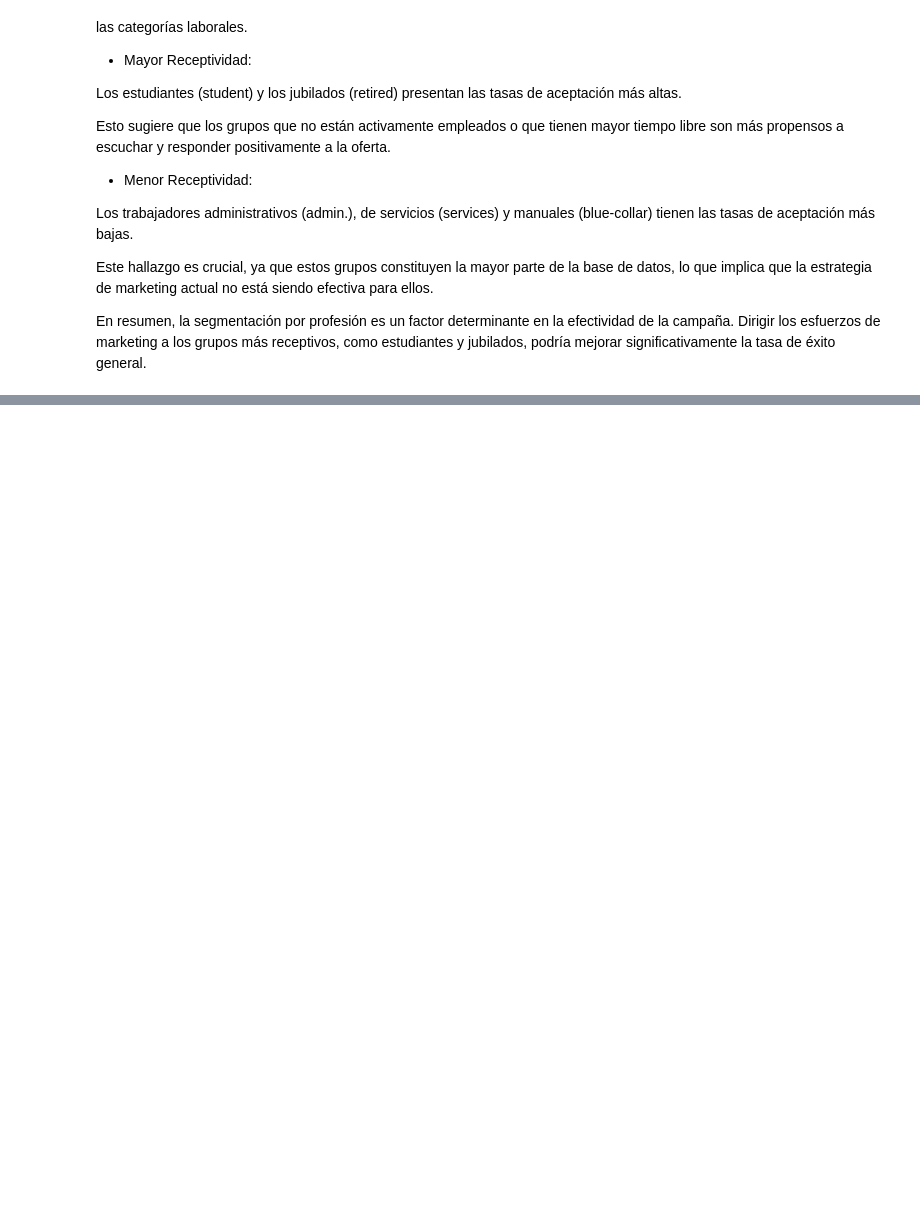
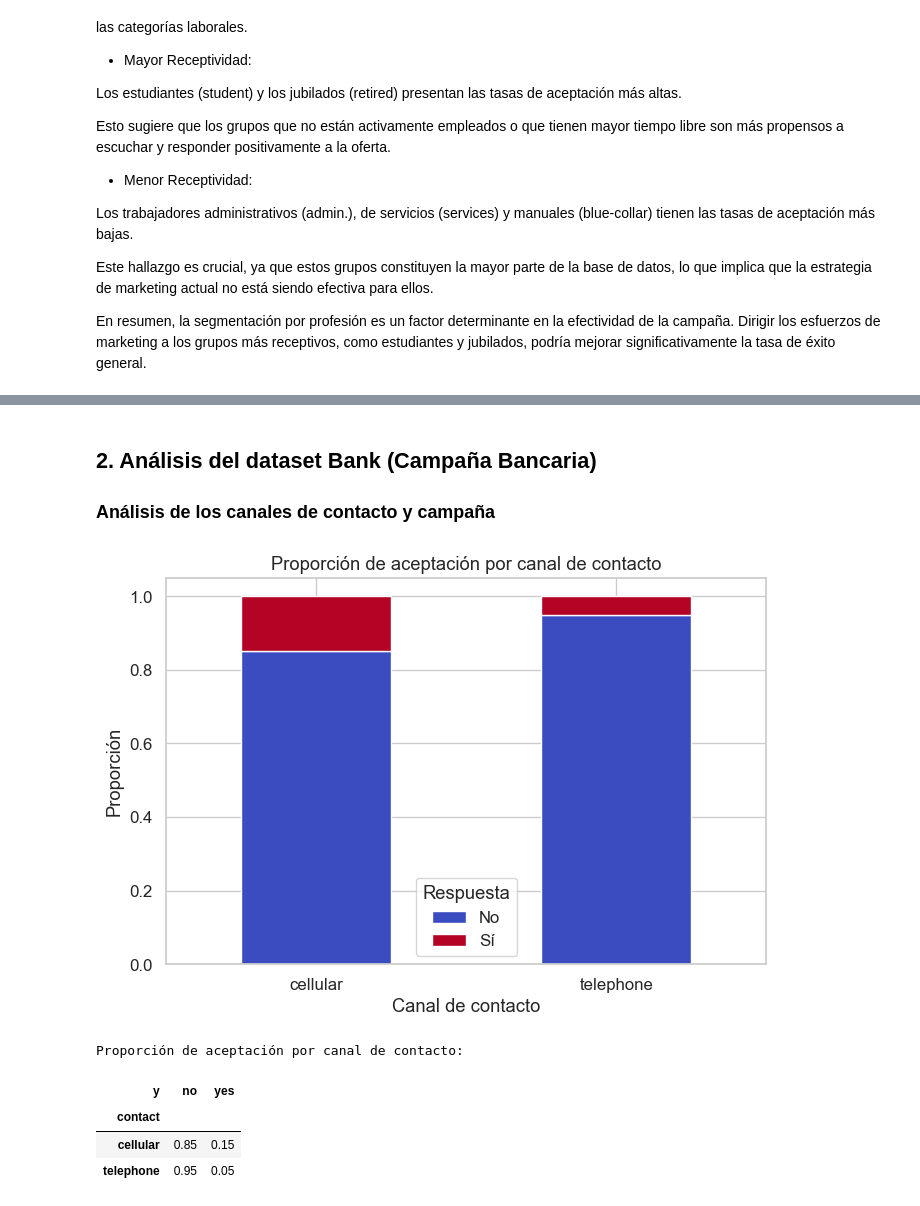
Before and after one commit to hugoperezromero81/Proyecto_Python_data, a Jupyter notebook: notebook/03_EDA_exploratorio.ipynb, the cells around one changed output, grey strips where cells are left out. Cells and saved outputs as stored; diff of their text form; code cells hidden in the pictures; blank space fills up the shorter version.

```diff
--- a/notebook/03_EDA_exploratorio.ipynb
+++ b/notebook/03_EDA_exploratorio.ipynb
@@ -198,0 +291,32 @@ En resumen, la segmentación por profesión es un factor determinante en la efec
+# %% [markdown]
+## 2. Análisis del dataset Bank (Campaña Bancaria)
+
+### Análisis de los canales de contacto y campaña
+# %%
+# =================================================================
+#2.1 Distribución por canal de contacto
+# =================================================================
+
+# 1. Calcular proporción de aceptación por canal de contacto
+contact_acceptance = df_bank.groupby("contact")["y"].value_counts(normalize=True).unstack()
+
+# 2. Gráfico
+contact_acceptance.plot(kind="bar", stacked=True, figsize=(7,5), colormap="coolwarm")
+plt.title("Proporción de aceptación por canal de contacto")
+plt.ylabel("Proporción")
+plt.xlabel("Canal de contacto")
+plt.xticks(rotation=0)
+plt.legend(title="Respuesta", labels=["No", "Sí"])
+plt.tight_layout()
+plt.show()
+
+# 3. Resumen en tabla
+print("Proporción de aceptación por canal de contacto:")
+display(contact_acceptance.round(2))
+# %% [output]
+[figure, added]
+Proporción de aceptación por canal de contacto:
+| y | no | yes |
+| contact |  |  |
+| cellular | 0.85 | 0.15 |
+| telephone | 0.95 | 0.05 |
```
Also changed, not shown: parts of 30 cells of this notebook, 3 other files.
